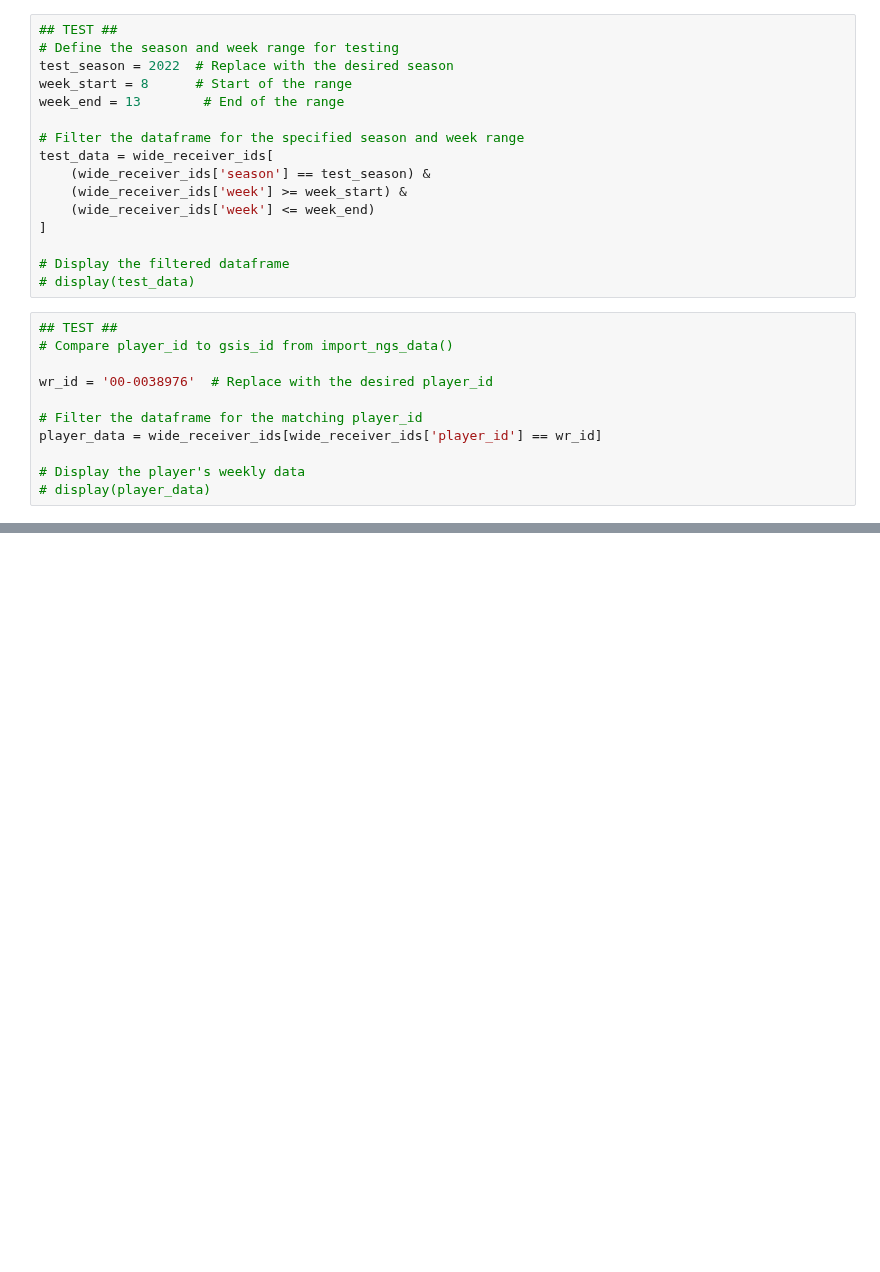
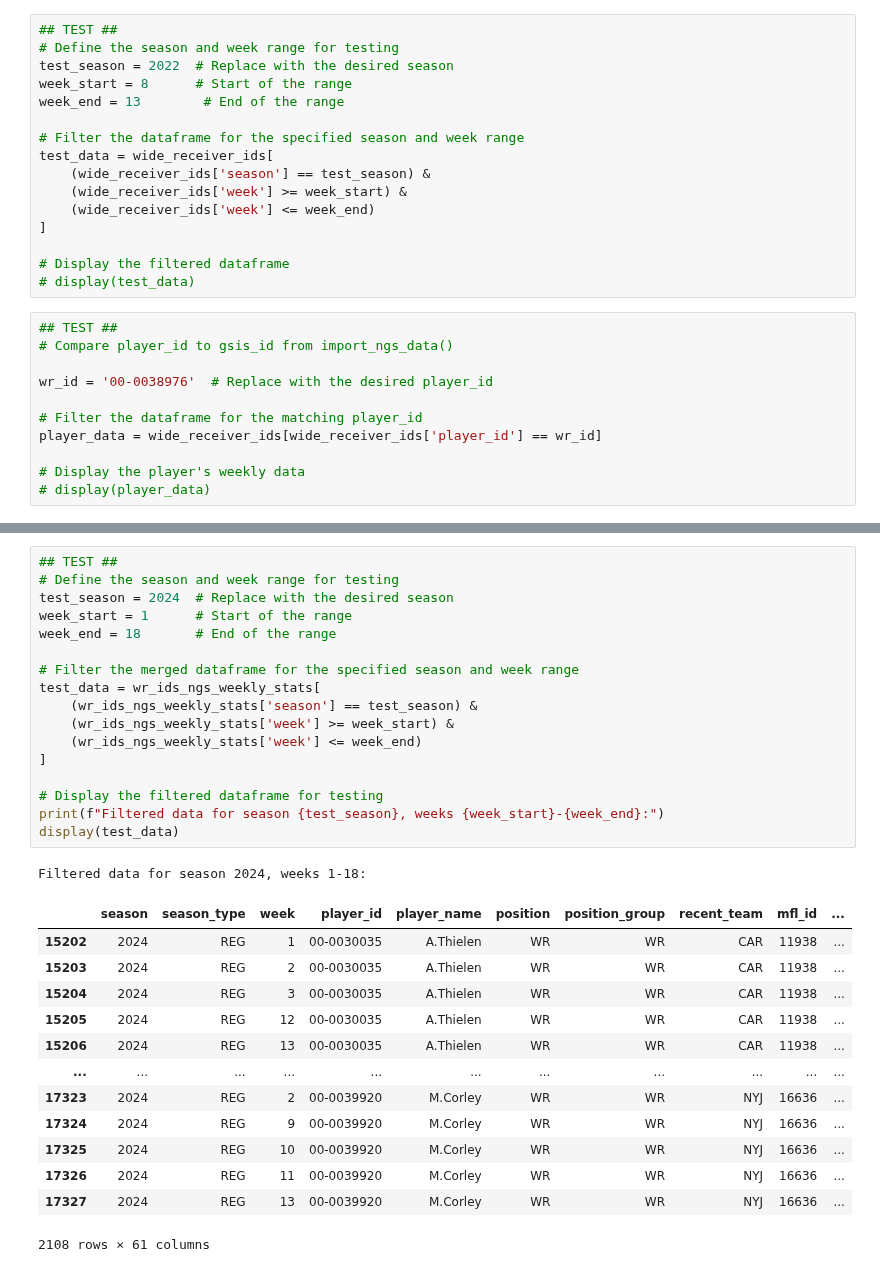
Before and after one commit to ARCtechmo/fanfav, a Jupyter notebook: wr_df.ipynb, the cells around one changed output, grey strips where cells are left out. Drawn from its saved outputs; the diff is of its cells as text; blank space fills up the shorter version.

```diff
--- a/wr_df.ipynb
+++ b/wr_df.ipynb
@@ -245,0 +245,32 @@ Shape of merged dataframe: (17328, 44)
+# %%
+## TEST ##
+# Define the season and week range for testing
+test_season = 2024  # Replace with the desired season
+week_start = 1      # Start of the range
+week_end = 18       # End of the range
+
+# Filter the merged dataframe for the specified season and week range
+test_data = wr_ids_ngs_weekly_stats[
+    (wr_ids_ngs_weekly_stats['season'] == test_season) &
+    (wr_ids_ngs_weekly_stats['week'] >= week_start) &
+    (wr_ids_ngs_weekly_stats['week'] <= week_end)
+]
+
+# Display the filtered dataframe for testing
+print(f"Filtered data for season {test_season}, weeks {week_start}-{week_end}:")
+display(test_data)
+# %% [output]
+Filtered data for season 2024, weeks 1-18:
+|  | season | season_type | week | player_id | player_name | position | position_group | recent_team | mfl_id | ... |
+| 15202 | 2024 | REG | 1 | 00-0030035 | A.Thielen | WR | WR | CAR | 11938 | ... |
+| 15203 | 2024 | REG | 2 | 00-0030035 | A.Thielen | WR | WR | CAR | 11938 | ... |
+| 15204 | 2024 | REG | 3 | 00-0030035 | A.Thielen | WR | WR | CAR | 11938 | ... |
+| 15205 | 2024 | REG | 12 | 00-0030035 | A.Thielen | WR | WR | CAR | 11938 | ... |
+| 15206 | 2024 | REG | 13 | 00-0030035 | A.Thielen | WR | WR | CAR | 11938 | ... |
+| ... | ... | ... | ... | ... | ... | ... | ... | ... | ... | ... |
+| 17323 | 2024 | REG | 2 | 00-0039920 | M.Corley | WR | WR | NYJ | 16636 | ... |
+| 17324 | 2024 | REG | 9 | 00-0039920 | M.Corley | WR | WR | NYJ | 16636 | ... |
+| 17325 | 2024 | REG | 10 | 00-0039920 | M.Corley | WR | WR | NYJ | 16636 | ... |
+| 17326 | 2024 | REG | 11 | 00-0039920 | M.Corley | WR | WR | NYJ | 16636 | ... |
+| 17327 | 2024 | REG | 13 | 00-0039920 | M.Corley | WR | WR | NYJ | 16636 | ... |
+2108 rows × 61 columns
```
Also changed, not shown: parts of 10 cells of this notebook.
